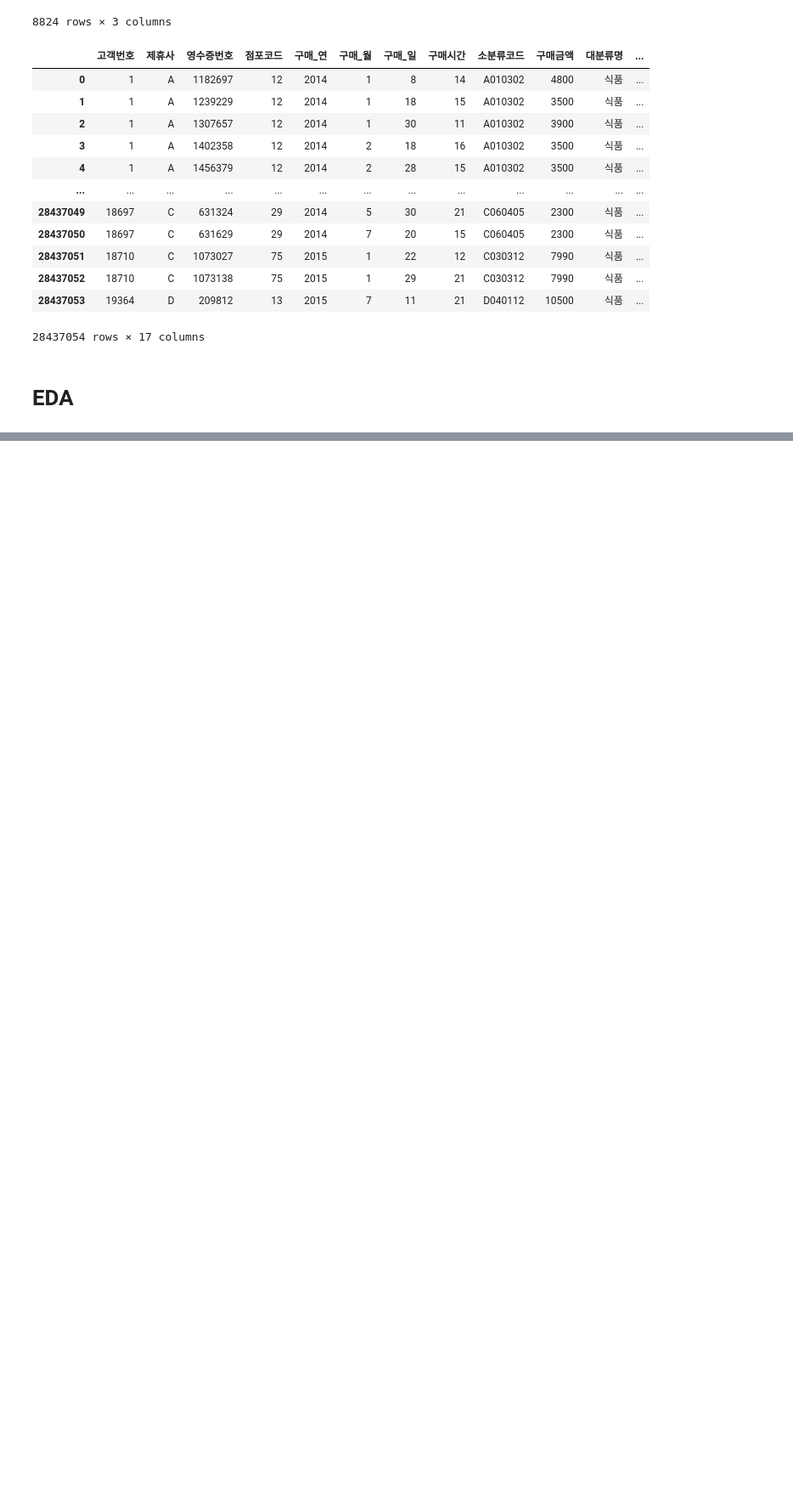
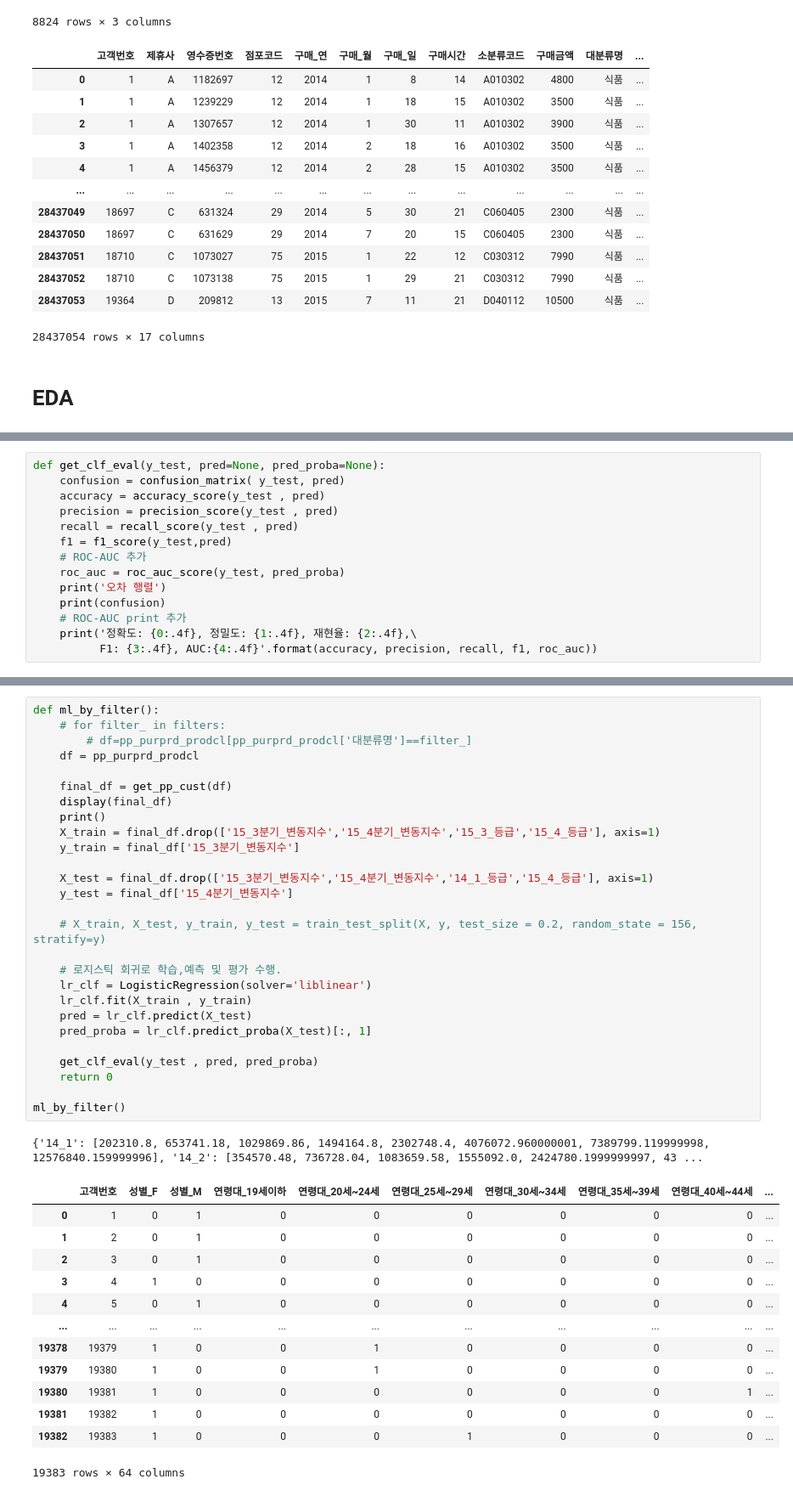
Before and after one commit to PKLH/cakd_LP, a Jupyter notebook: WorkSpace/Han/EDA_HAN.ipynb, the cells around one changed output, grey strips where cells are left out. Shown: that part at 85% size. Saved outputs shown, nothing was run; the diff lists cells and outputs as text; blank space fills up the shorter version.

```diff
--- a/WorkSpace/Han/EDA_HAN.ipynb
+++ b/WorkSpace/Han/EDA_HAN.ipynb
@@ -353,0 +299,14 @@ plt.show()
+# %%
+def get_clf_eval(y_test, pred=None, pred_proba=None):
+    confusion = confusion_matrix( y_test, pred)
+    accuracy = accuracy_score(y_test , pred)
+    precision = precision_score(y_test , pred)
+    recall = recall_score(y_test , pred)
+    f1 = f1_score(y_test,pred)
+    # ROC-AUC 추가
+    roc_auc = roc_auc_score(y_test, pred_proba)
+    print('오차 행렬')
+    print(confusion)
+    # ROC-AUC print 추가
+    print('정확도: {0:.4f}, 정밀도: {1:.4f}, 재현율: {2:.4f},\
+          F1: {3:.4f}, AUC:{4:.4f}'.format(accuracy, precision, recall, f1, roc_auc))
@@ -353,0 +322,42 @@ plt.show()
+# %%
+def ml_by_filter():
+    # for filter_ in filters:
+        # df=pp_purprd_prodcl[pp_purprd_prodcl['대분류명']==filter_]
+    df = pp_purprd_prodcl
+
+    final_df = get_pp_cust(df)
+    display(final_df)
+    print()
+    X_train = final_df.drop(['15_3분기_변동지수','15_4분기_변동지수','15_3_등급','15_4_등급'], axis=1)
+    y_train = final_df['15_3분기_변동지수']
+
+    X_test = final_df.drop(['15_3분기_변동지수','15_4분기_변동지수','14_1_등급','15_4_등급'], axis=1)
+    y_test = final_df['15_4분기_변동지수']
+
+    # X_train, X_test, y_train, y_test = train_test_split(X, y, test_size = 0.2, random_state = 156, stratify=y)
+
+    # 로지스틱 회귀로 학습,예측 및 평가 수행.
+    lr_clf = LogisticRegression(solver='liblinear')
+    lr_clf.fit(X_train , y_train)
+    pred = lr_clf.predict(X_test)
+    pred_proba = lr_clf.predict_proba(X_test)[:, 1]
+
+    get_clf_eval(y_test , pred, pred_proba)
+    return 0
+
+ml_by_filter()
+# %% [output]
+{'14_1': [202310.8, 653741.18, 1029869.86, 1494164.8, 2302748.4, 4076072.960000001, 7389799.119999998, 12576840.159999996], '14_2': [354570.48, 736728.04, 1083659.58, 1555092.0, 2424780.1999999997, 43 ...
+|  | 고객번호 | 성별_F | 성별_M | 연령대_19세이하 | 연령대_20세~24세 | 연령대_25세~29세 | 연령대_30세~34세 | 연령대_35세~39세 | 연령대_40세~44세 | ... |
+| 0 | 1 | 0 | 1 | 0 | 0 | 0 | 0 | 0 | 0 | ... |
+| 1 | 2 | 0 | 1 | 0 | 0 | 0 | 0 | 0 | 0 | ... |
+| 2 | 3 | 0 | 1 | 0 | 0 | 0 | 0 | 0 | 0 | ... |
+| 3 | 4 | 1 | 0 | 0 | 0 | 0 | 0 | 0 | 0 | ... |
+| 4 | 5 | 0 | 1 | 0 | 0 | 0 | 0 | 0 | 0 | ... |
+| ... | ... | ... | ... | ... | ... | ... | ... | ... | ... | ... |
+| 19378 | 19379 | 1 | 0 | 0 | 1 | 0 | 0 | 0 | 0 | ... |
+| 19379 | 19380 | 1 | 0 | 0 | 1 | 0 | 0 | 0 | 0 | ... |
+| 19380 | 19381 | 1 | 0 | 0 | 0 | 0 | 0 | 0 | 1 | ... |
+| 19381 | 19382 | 1 | 0 | 0 | 0 | 0 | 0 | 0 | 0 | ... |
+| 19382 | 19383 | 1 | 0 | 0 | 0 | 1 | 0 | 0 | 0 | ... |
+19383 rows × 64 columns
```
Also changed, not shown: parts of 39 cells of this notebook, 3 other files.
